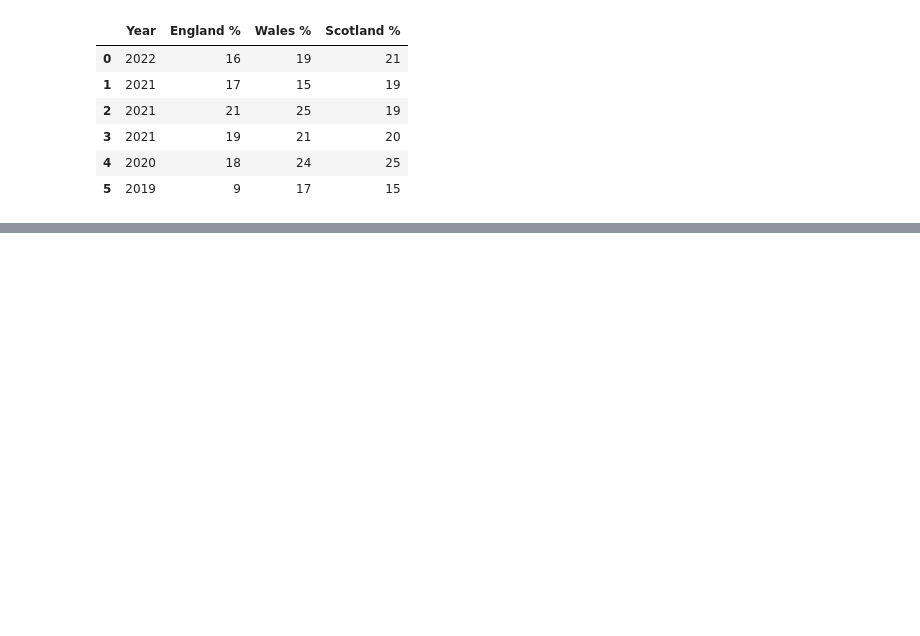
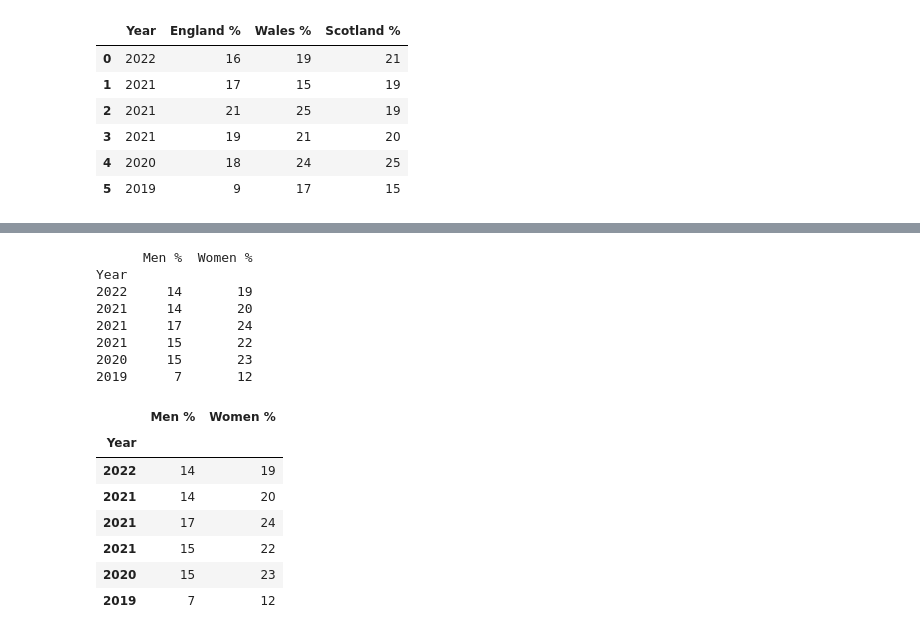
Before and after one commit to NabilahYK/PROGRAMMING-EXAM2, a Jupyter notebook: ProgrammingExam2.ipynb, the cells around one changed output, grey strips where cells are left out. Drawn from its saved outputs; the diff is of its cells as text; code cells hidden in the pictures; blank space fills up the shorter version.

```diff
--- a/ProgrammingExam2.ipynb
+++ b/ProgrammingExam2.ipynb
@@ -663,0 +723,24 @@ plt.show()
+# %%
+selected_columns = ['Men %', 'Women %']
+MvsW = df13[selected_columns]
+
+# Display the new DataFrame
+print(MvsW)
+MvsW
+# %% [output]
+      Men %  Women %
+Year
+2022     14       19
+2021     14       20
+2021     17       24
+2021     15       22
+2020     15       23
+2019      7       12
+|  | Men % | Women % |
+| Year |  |  |
+| 2022 | 14 | 19 |
+| 2021 | 14 | 20 |
+| 2021 | 17 | 24 |
+| 2021 | 15 | 22 |
+| 2020 | 15 | 23 |
+| 2019 | 7 | 12 |
```
Also changed, not shown: parts of 11 cells of this notebook.
